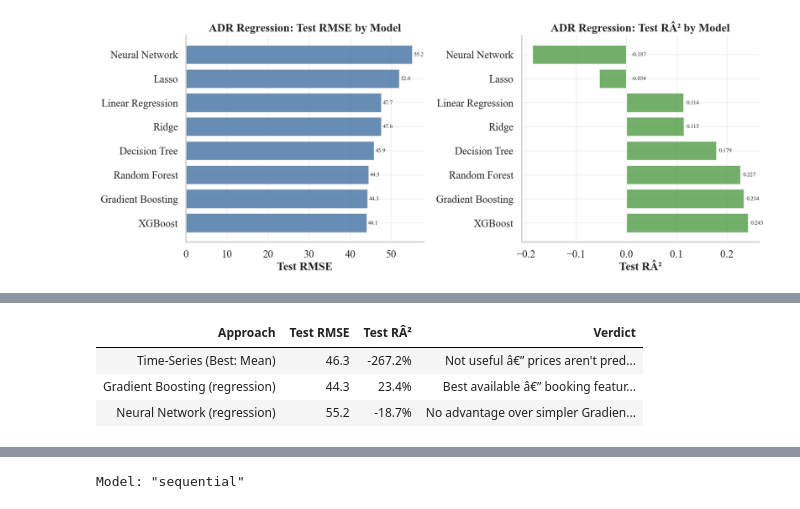
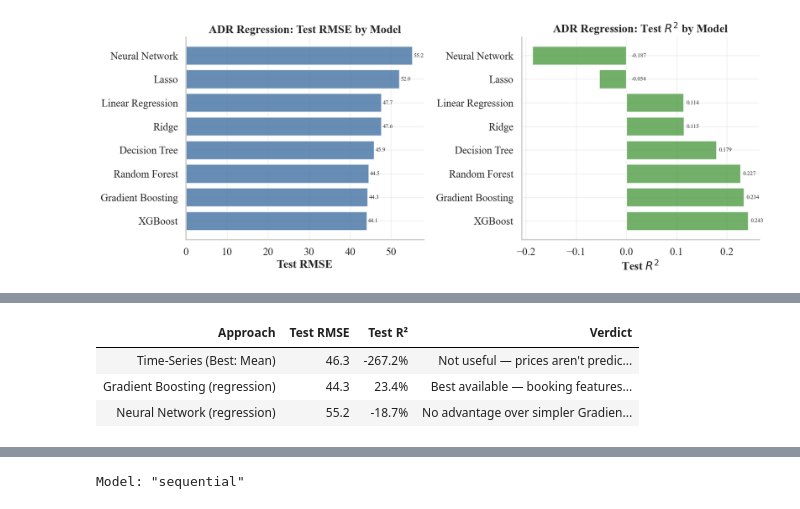
Before and after one commit to Dirkiee09/hotel-cancellation-prediction, a Jupyter notebook: notebooks/04_adr_forecasting.ipynb, the cells around one changed output, grey strips where cells are left out. Cells and saved outputs as stored; diff of their text form; code cells hidden in the pictures.

```diff
--- a/notebooks/04_adr_forecasting.ipynb
+++ b/notebooks/04_adr_forecasting.ipynb
@@ -225,14 +261,14 @@ for i, (_, row) in enumerate(reg_sorted.iterrows()):
 ax.set_xlabel("Test RMSE")
 ax.set_title("ADR Regression: Test RMSE by Model")
 
-# Right: RÂ² comparison
+# Right: R² comparison
 ax = axes[1]
 if "Test R2" in reg_sorted.columns:
     ax.barh(reg_sorted[model_col], reg_sorted["Test R2"], color="#59a14f", alpha=0.85)
     for i, (_, row) in enumerate(reg_sorted.iterrows()):
         ax.text(max(row["Test R2"] + 0.005, 0.01), i, f"{row['Test R2']:.3f}", va="center", fontsize=9)
-    ax.set_xlabel("Test RÂ²")
-    ax.set_title("ADR Regression: Test RÂ² by Model")
+    ax.set_xlabel(r"Test $R^2$")
+    ax.set_title("ADR Regression: Test $R^2$ by Model")
 
 fig.tight_layout()
 save_thesis_figure(fig, 44, "adr_model_comparison", FIG_DIR)
@@ -240,40 +276,75 @@ plt.show()
 # %% [output]
 [figure]
 # %%
-# Data-driven comparison table (replaces hardcoded values)
+# Data-driven comparison table — dynamically extracted from regression_results.csv.
+# No hardcoded metric values; everything flows from ts_meta and reg_results.
 ts_rmse = ts_meta.get("rmse", np.nan)
-ts_r2_approx = 1 - (ts_rmse ** 2) / train_ts["adr_mean"].var() if not np.isnan(ts_rmse) else np.nan
+ts_r2_approx = (
+    1 - (ts_rmse ** 2) / train_ts["adr_mean"].var()
+    if not np.isnan(ts_rmse)
+    else np.nan
+)
 
-# Get best regression model (Gradient Boosting) and Neural Network from CSV
-gb_row = reg_results[reg_results.iloc[:, 0].str.contains("Gradient Boosting", case=False, na=False)]
-nn_row = reg_results[reg_results.iloc[:, 0].str.contains("Neural", case=False, na=False)]
+model_col = reg_results.columns[0]
+gb_row = reg_results[reg_results[model_col].str.contains("Gradient Boosting", case=False, na=False)]
+nn_row = reg_results[reg_results[model_col].str.contains("Neural", case=False, na=False)]
+
+
+def _pick(row: pd.DataFrame, col: str) -> float:
+    """Safely grab a scalar metric from a single-row DataFrame slice."""
+    if len(row) == 0 or col not in reg_results.columns:
+        return np.nan
+    return float(row[col].iloc[0])
+
 
 comparison_summary = pd.DataFrame({
     "Approach": [
-        "Time-Series (Best: " + ts_meta.get("best_model_name", "N/A") + ")",
+        f"Time-Series (Best: {ts_meta.get('best_model_name', 'N/A')})",
         "Gradient Boosting (regression)",
         "Neural Network (regression)",
     ],
     "Test RMSE": [
         ts_rmse,
-        float(gb_row["Test RMSE"].iloc[0]) if len(gb_row) else np.nan,
-        float(nn_row["Test RMSE"].iloc[0]) if len(nn_row) else np.nan,
+        _pick(gb_row, "Test RMSE"),
+        _pick(nn_row, "Test RMSE"),
     ],
-    "Test RÂ²": [
+    "Test R²": [
         ts_r2_approx,
-        float(gb_row["Test R2"].iloc[0]) if len(gb_row) and "Test R2" in reg_results.columns else np.nan,
-        float(nn_row["Test R2"].iloc[0]) if len(nn_row) and "Test R2" in reg_results.columns else np.nan,
+        _pick(gb_row, "Test R2"),
+        _pick(nn_row, "Test R2"),
     ],
     "Verdict": [
-        "Not useful â€” prices aren't predictable from time alone",
-        "Best available â€” booking features explain some variation",
+        "Not useful — prices aren't predictable from time alone",
+        "Best available — booking features explain some variation",
         "No advantage over simpler Gradient Boosting",
     ],
 })
-display(
+
+
+def _highlight_champion(row: pd.Series) -> list[str]:
+    """Soft green background on the Gradient Boosting (champion) row."""
+    is_champ = "Gradient Boosting" in str(row["Approach"])
+    css = "background-color: #e8f4ea; font-weight: 600;" if is_champ else ""
+    return [css for _ in row]
+
+
+styled = (
     comparison_summary.style
-    .format({"Test RMSE": "{:.1f}", "Test RÂ²": "{:.1%}"}, na_rep="-")
-    .set_caption("Regression vs. Time-Series: Data-Driven Comparison")
+    .format({"Test RMSE": "{:.1f}", "Test R²": "{:.1%}"}, na_rep="—")
+    .set_caption("Regression vs. Time-Series — Data-Driven Comparison")
+    .set_properties(subset=["Approach", "Verdict"], **{"text-align": "left"})
+    .set_properties(subset=["Test RMSE", "Test R²"], **{"text-align": "right"})
+    .set_table_styles([
+        {"selector": "caption",
+         "props": "caption-side: top; font-size: 1.05em; font-weight: 600; padding: 6px 0;"},
+        {"selector": "th",
+         "props": "background-color: #f4f4f4; color: #1a1a1a; font-weight: 600; text-align: center; padding: 6px 10px;"},
+        {"selector": "td",
+         "props": "padding: 6px 10px;"},
+    ])
+    .background_gradient(subset=["Test R²"], cmap="Greens", vmin=0, vmax=0.6)
+    .apply(_highlight_champion, axis=1)
     .hide(axis="index")
 )
+display(styled)
 # %% [output]
@@ -281,5 +352,5 @@ Regression vs. Time-Series: Data-Driven Comparison
-| Approach | Test RMSE | Test RÂ² | Verdict |
-| Time-Series (Best: Mean) | 46.3 | -267.2% | Not useful â€” prices aren't pred... |
-| Gradient Boosting (regression) | 44.3 | 23.4% | Best available â€” booking featur... |
+| Approach | Test RMSE | Test R² | Verdict |
+| Time-Series (Best: Mean) | 46.3 | -267.2% | Not useful — prices aren't predic... |
+| Gradient Boosting (regression) | 44.3 | 23.4% | Best available — booking features... |
 | Neural Network (regression) | 55.2 | -18.7% | No advantage over simpler Gradien... |
 # %% [markdown]
```
Also changed, not shown: parts of 20 cells of this notebook.
